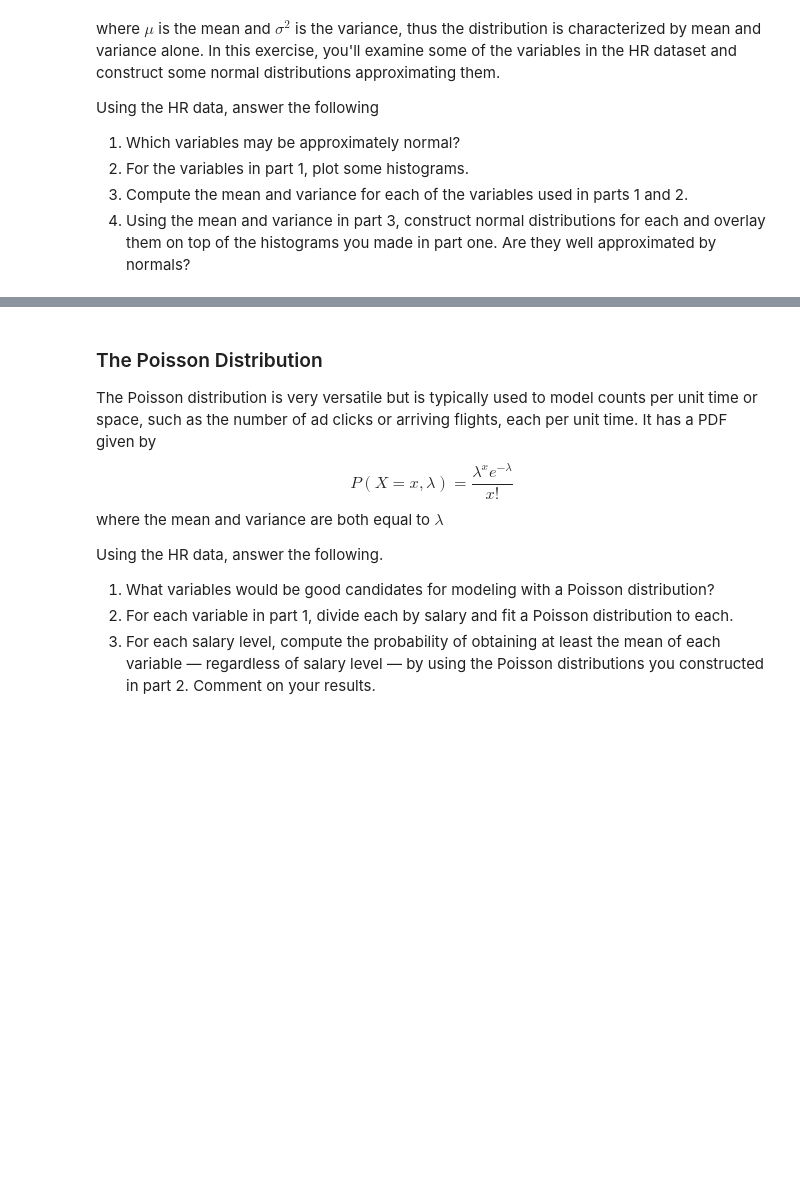
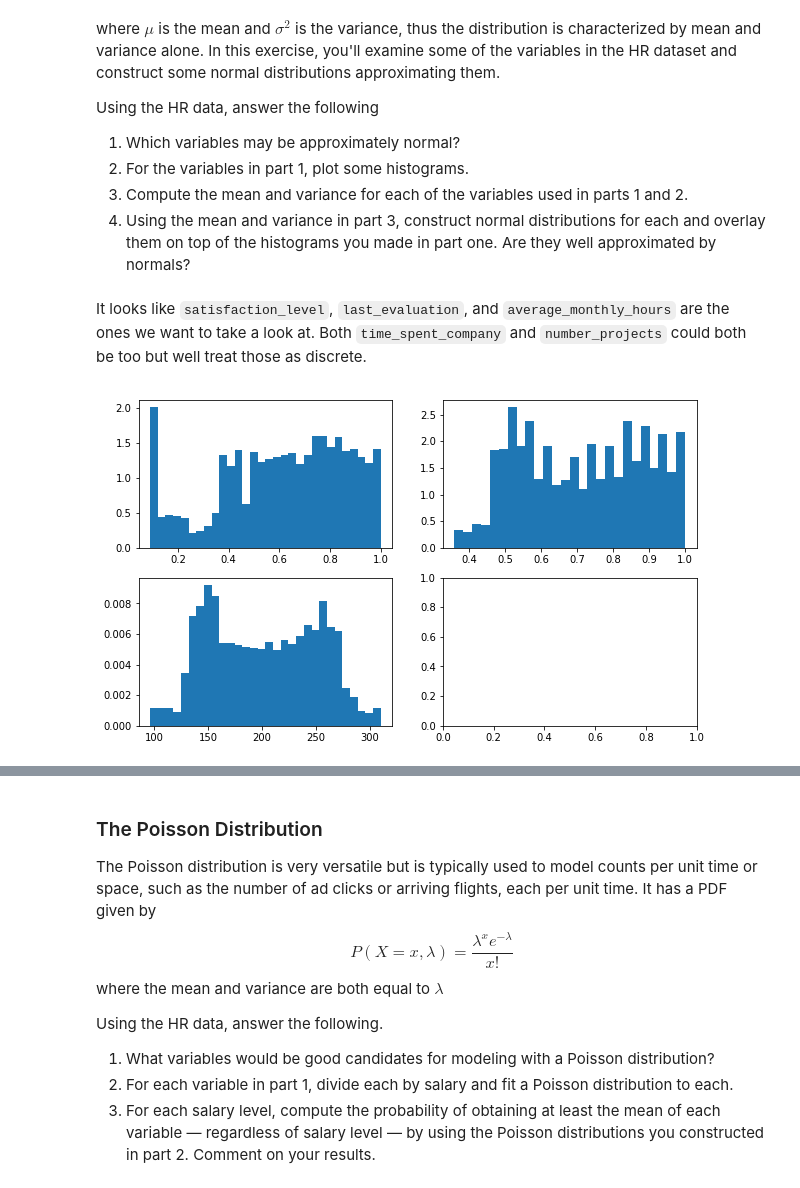
Before and after one commit to franko003/K2_Data_Science, a Jupyter notebook: Applied_Statistics/stats-inference-package/3_assignment/HR-Exercise.ipynb, the cells around one changed output, grey strips where cells are left out. Saved outputs shown, nothing was run; the diff lists cells and outputs as text; code cells hidden in the pictures; blank space fills up the shorter version.

```diff
--- a/Applied_Statistics/stats-inference-package/3_assignment/HR-Exercise.ipynb
+++ b/Applied_Statistics/stats-inference-package/3_assignment/HR-Exercise.ipynb
@@ -259,0 +446,16 @@ Using the HR data, answer the following
+# %% [markdown]
+It looks like `satisfaction_level`, `last_evaluation`, and `average_monthly_hours` are the ones we want to take a look at.  Both `time_spent_company` and `number_projects` could both be too but well treat those as discrete.
+# %%
+# Question 2
+# Initialize a set of subplots
+f, axarr = plt.subplots(2, 2, figsize=(10, 6))
+
+# Each subplot has a coordinate in axarr
+# Plot a hist for each variable at each of three of the four subplots
+axarr[0,0].hist(data.satisfaction_level, normed=True, bins='auto')
+axarr[0,1].hist(data.last_evaluation, normed=True, bins='auto')
+axarr[1,0].hist(data.average_monthly_hours, normed=True, bins='auto')
+
+plt.show()
+# %% [output]
+[figure, added]
```
Also changed, not shown: parts of 46 cells of this notebook, 21 other files.
